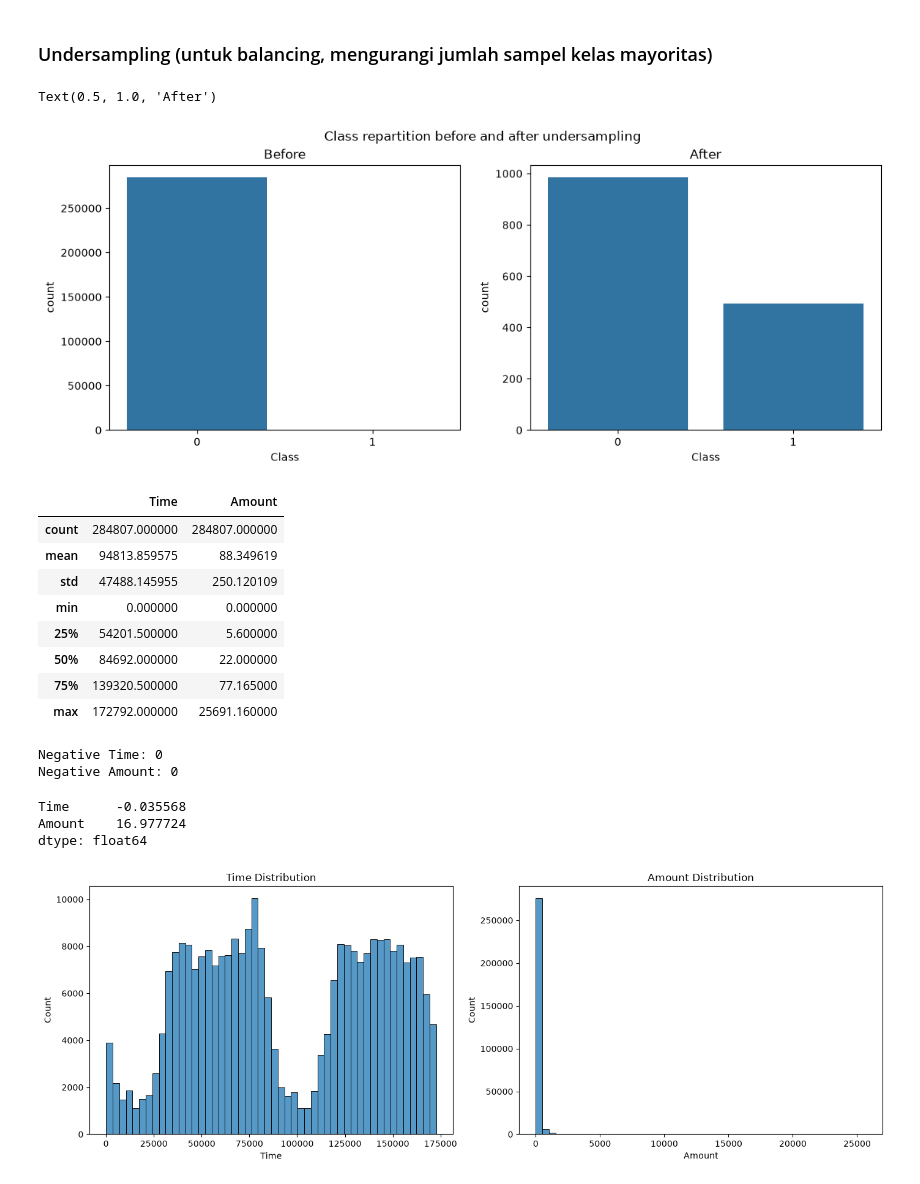
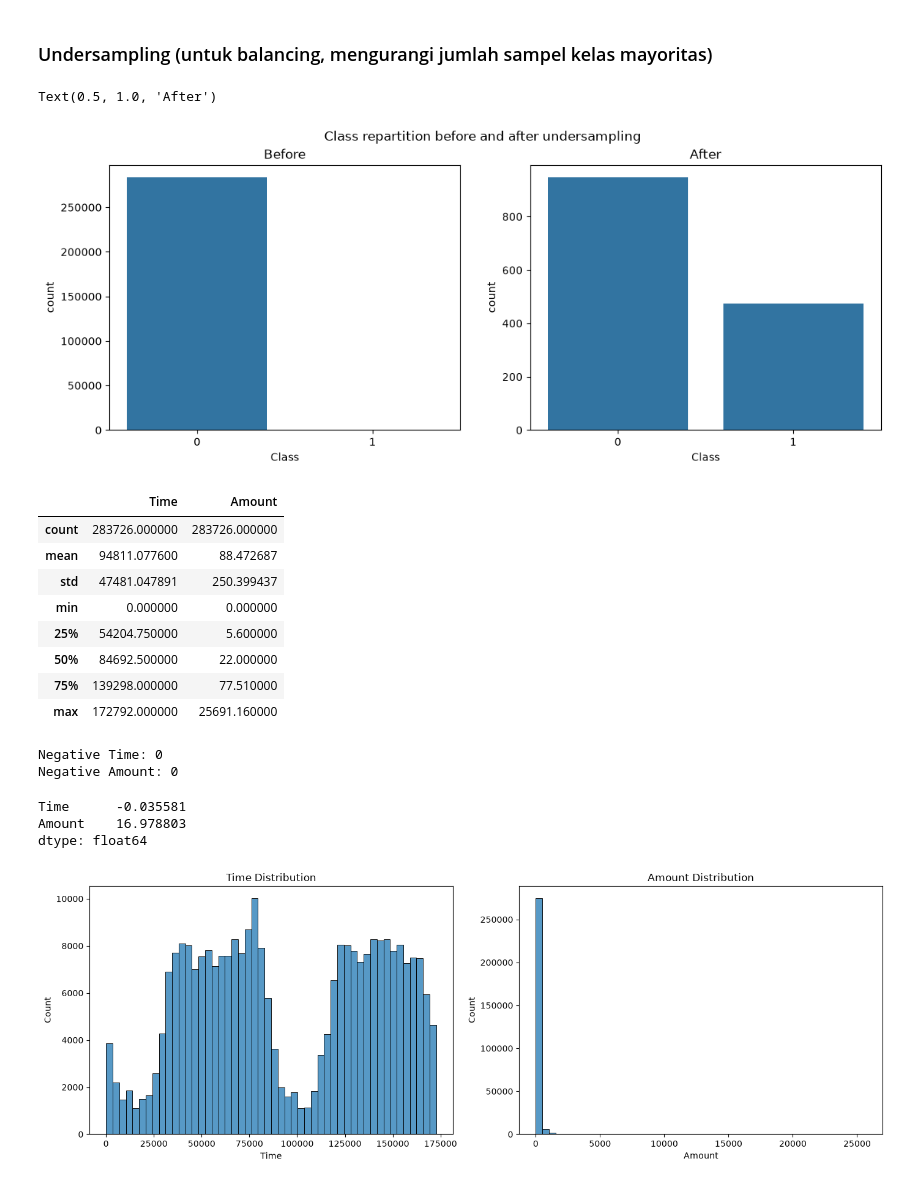
Before and after one commit to velladenata/credit-card-fraud-detection, a Jupyter notebook: notebooks/preprocessing.ipynb, the cells around one changed output. Cells and saved outputs as stored; diff of their text form; code cells hidden in the pictures.

```diff
--- a/notebooks/preprocessing.ipynb
+++ b/notebooks/preprocessing.ipynb
@@ -167,0 +185,2 @@ duplikasi memengaruhi distribusi kelas
+# %%
+data_validated = data.drop_duplicates().copy()
@@ -219,8 +280,8 @@ from imblearn.under_sampling import RandomUnderSampler
 
 undersample = RandomUnderSampler(sampling_strategy=0.5)
 # %%
-X = data.drop(columns=['Class'])
-Y = data['Class']
+X = data_validated.drop(columns=['Class'])
+Y = data_validated['Class']
 
 # undersample
 X_undersample, Y_undersample = undersample.fit_resample(X, Y)
@@ -228,27 +289,27 @@ X_undersample, Y_undersample = undersample.fit_resample(X, Y)
 test = pd.DataFrame(Y_undersample, columns=['Class'])
 # %%
 fig, axs = plt.subplots(ncols=2, figsize=(13, 4.5))
-sns.countplot(x='Class', data=data, ax=axs[0])
+sns.countplot(x='Class', data=data_validated, ax=axs[0])
 sns.countplot(x='Class', data=test, ax=axs[1])
 
 fig.suptitle('Class repartition before and after undersampling')
 a1 = fig.axes[0]
 a1.set_title('Before')
 a2 = fig.axes[1]
 a2.set_title('After')
 # %% [output]
 Text(0.5, 1.0, 'After')
-[figure, old version]
+[figure, new version]
 # %%
-data[['Time', 'Amount']].describe()
+data_validated[['Time', 'Amount']].describe()
 # %% [output]
 |  | Time | Amount |
-| count | 284807.000000 | 284807.000000 |
-| mean | 94813.859575 | 88.349619 |
-| std | 47488.145955 | 250.120109 |
+| count | 283726.000000 | 283726.000000 |
+| mean | 94811.077600 | 88.472687 |
+| std | 47481.047891 | 250.399437 |
 | min | 0.000000 | 0.000000 |
-| 25% | 54201.500000 | 5.600000 |
-| 50% | 84692.000000 | 22.000000 |
-| 75% | 139320.500000 | 77.165000 |
+| 25% | 54204.750000 | 5.600000 |
+| 50% | 84692.500000 | 22.000000 |
+| 75% | 139298.000000 | 77.510000 |
 | max | 172792.000000 | 25691.160000 |
 # %%
@@ -258,10 +319,10 @@ print('Negative Amount:', (data['Amount'] < 0).sum())
 Negative Time: 0
 Negative Amount: 0
 # %%
-data[['Time', 'Amount']].skew()
+data_validated[['Time', 'Amount']].skew()
 # %% [output]
-Time      -0.035568
-Amount    16.977724
+Time      -0.035581
+Amount    16.978803
 dtype: float64
 # %%
 fig, axes = plt.subplots(1, 2, figsize=(14, 5))
```
Also changed, not shown: parts of 15 cells of this notebook.
